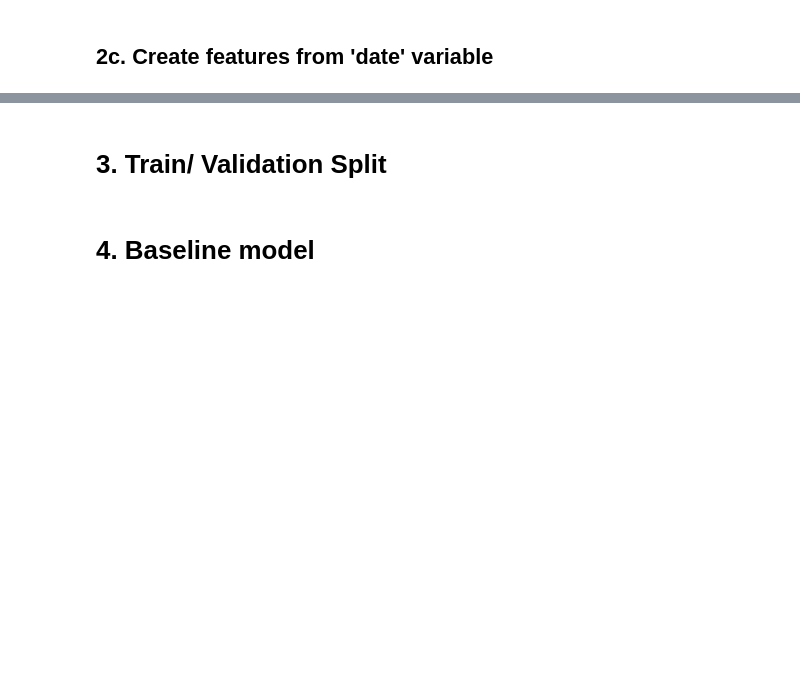
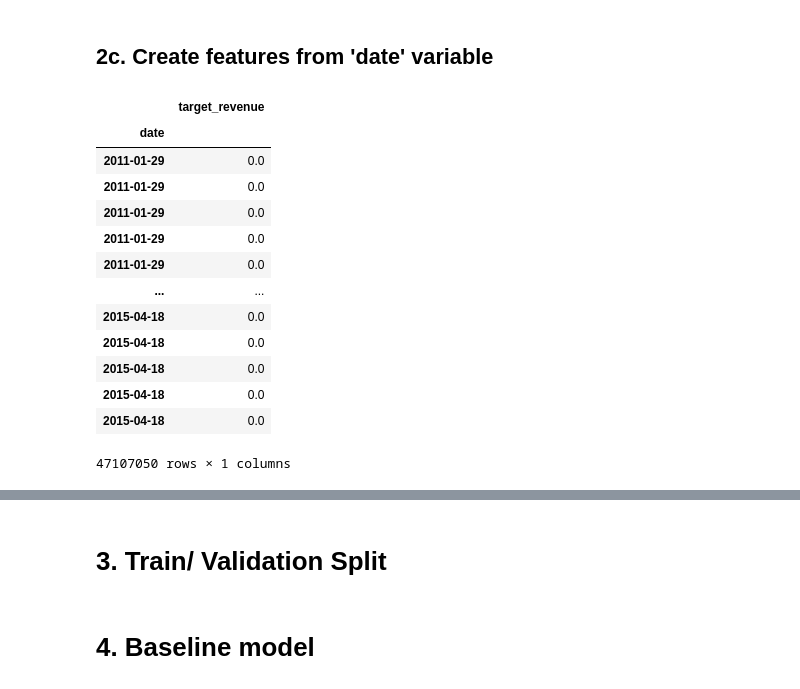
Before and after one commit to anhlevn149/Retailer-Sales-Prediction-and-Forecasting, a Jupyter notebook: notebooks/forecasting_v2.ipynb, the cells around one changed output, grey strips where cells are left out. Cells and saved outputs as stored; diff of their text form; code cells hidden in the pictures; blank space fills up the shorter version.

```diff
--- a/notebooks/forecasting_v2.ipynb
+++ b/notebooks/forecasting_v2.ipynb
@@ -130,5 +142,23 @@ final_df_clean
 # %% [markdown]
 ## 2c. Create features from 'date' variable
+# %%
+# Set date column to be dataframe index
+final_df_clean.set_index('date')
+# %% [output]
+|  | target_revenue |
+| date |  |
+| 2011-01-29 | 0.0 |
+| 2011-01-29 | 0.0 |
+| 2011-01-29 | 0.0 |
+| 2011-01-29 | 0.0 |
+| 2011-01-29 | 0.0 |
+| ... | ... |
+| 2015-04-18 | 0.0 |
+| 2015-04-18 | 0.0 |
+| 2015-04-18 | 0.0 |
+| 2015-04-18 | 0.0 |
+| 2015-04-18 | 0.0 |
+47107050 rows × 1 columns
 # %%
 # Convert the 'date' column to a datetime type
 final_df_clean['date'] = pd.to_datetime(final_df_clean['date'])
```
Also changed, not shown: parts of 14 cells of this notebook.
